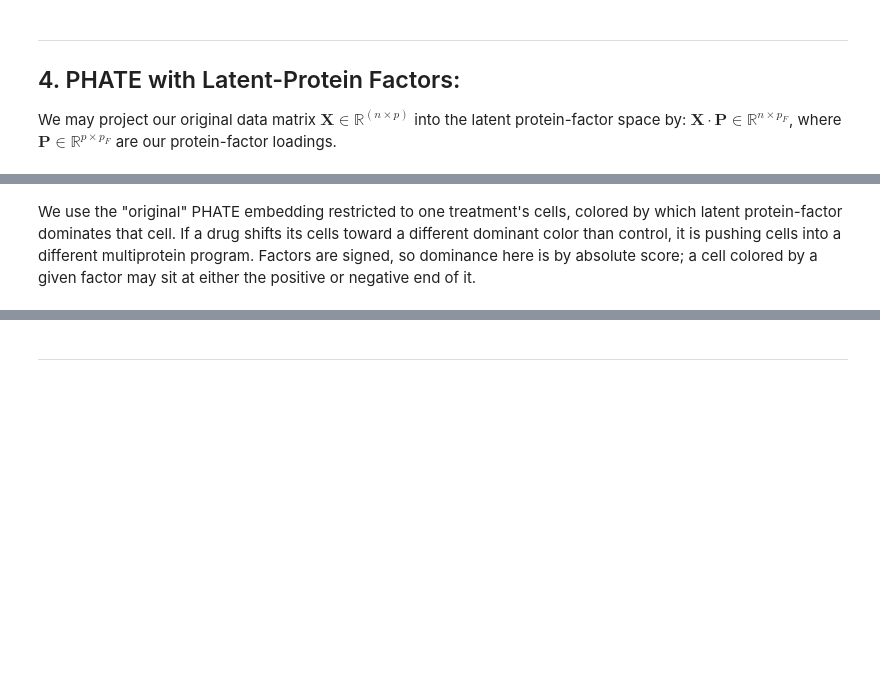
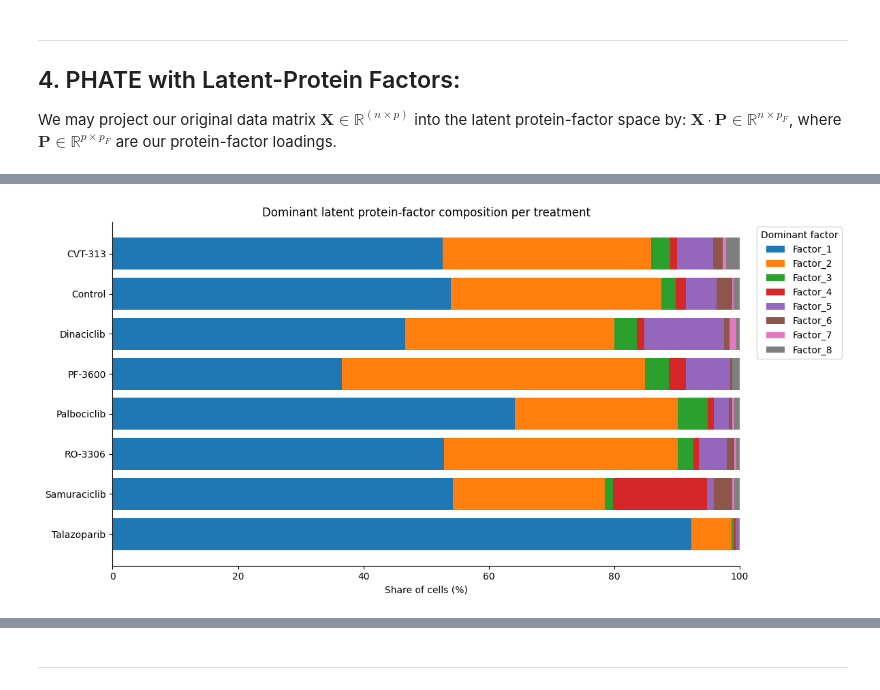
Before and after one commit to kaiwycik/tensors_and_cell_cycles, a Jupyter notebook: code/playground/playground_3.ipynb, the cells around one changed output, grey strips where cells are left out. Drawn from its saved outputs; the diff is of its cells as text; code cells hidden in the pictures; blank space fills up the shorter version.

```diff
--- a/code/playground/playground_3.ipynb
+++ b/code/playground/playground_3.ipynb
@@ -582,2 +637,27 @@ plt.show()
-# %% [markdown]
-We use the "original" PHATE embedding restricted to one treatment's cells, colored by which latent protein-factor dominates that cell. If a drug shifts its cells toward a different dominant color than control, it is pushing cells into a different multiprotein program. Factors are signed, so dominance here is by absolute score; a cell colored by a given factor may sit at either the positive or negative end of it.
+# %%
+comp = np.array([
+    [np.mean(per_treatment[t]["dominant"] == f) for f in factor_names]
+    for t in treatments
+])
+
+fig, ax = plt.subplots(figsize=(12, 6))
+y = np.arange(len(treatments))
+left = np.zeros(len(treatments))
+
+for j, f in enumerate(factor_names):
+    ax.barh(y, comp[:, j] * 100, left=left * 100, color=palette[f], label=f)
+    left += comp[:, j]
+
+ax.set_yticks(y)
+ax.set_yticklabels(treatments)
+ax.set_xlim(0, 100)
+ax.set_xlabel("Share of cells (%)")
+ax.invert_yaxis()
+ax.legend(title="Dominant factor", bbox_to_anchor=(1.02, 1), loc="upper left")
+ax.set_title("Dominant latent protein-factor composition per treatment")
+
+sns.despine()
+plt.tight_layout()
+plt.show()
+# %% [output]
+[figure, added]
```
Also changed, not shown: parts of 10 cells of this notebook.
